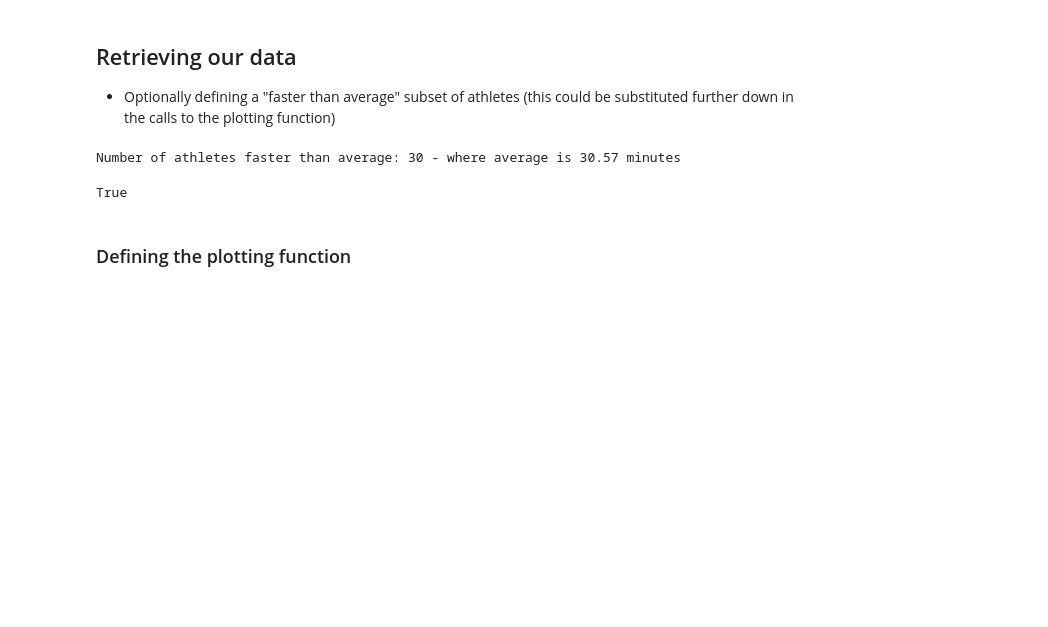
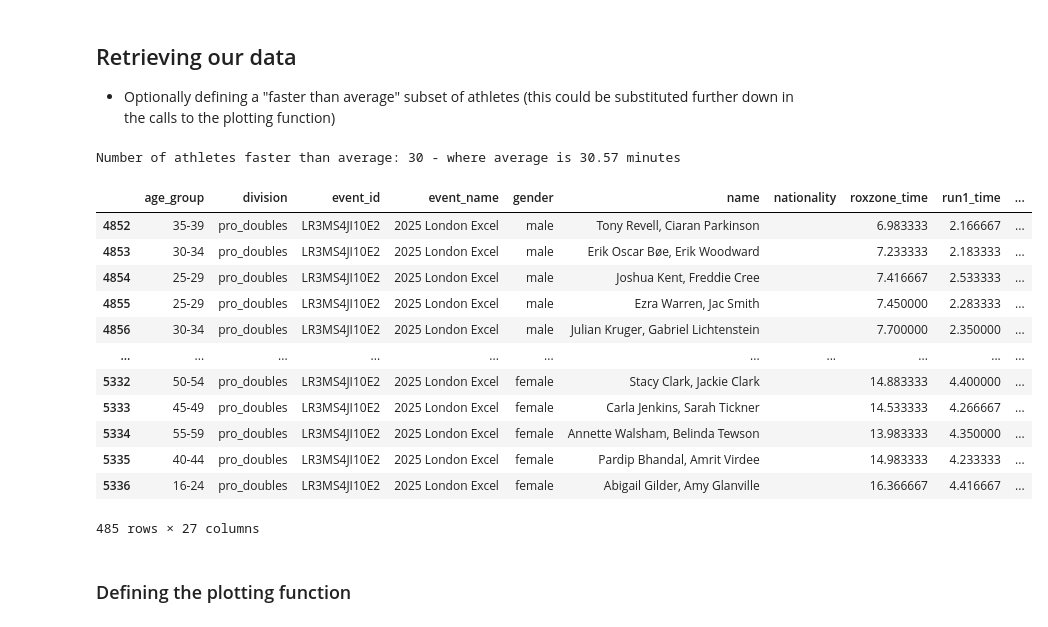
Before and after one commit to vmatei2/pyrox-client, a Jupyter notebook: example_notebooks/female_open_london2024_sub80.ipynb, the cells around one changed output. Saved outputs shown, nothing was run; the diff lists cells and outputs as text; code cells hidden in the pictures; blank space fills up the shorter version.

```diff
--- a/example_notebooks/female_open_london2024_sub80.ipynb
+++ b/example_notebooks/female_open_london2024_sub80.ipynb
@@ -32,9 +32,23 @@ Number of athletes faster than average: 30 - where average is 30.57 minutes
 # %%
 client.list_races(season=8)
 london_excel = client.get_race(season=8, location="london-excel")
 set(london_excel["division"])
+
+london_excel.loc[london_excel['division']== 'pro_doubles']
 # %% [output]
+|  | age_group | division | event_id | event_name | gender | name | nationality | roxzone_time | run1_time | ... |
+| 4852 | 35-39 | pro_doubles | LR3MS4JI10E2 | 2025 London Excel | male | Tony Revell, Ciaran Parkinson |  | 6.983333 | 2.166667 | ... |
+| 4853 | 30-34 | pro_doubles | LR3MS4JI10E2 | 2025 London Excel | male | Erik Oscar Bøe, Erik Woodward |  | 7.233333 | 2.183333 | ... |
+| 4854 | 25-29 | pro_doubles | LR3MS4JI10E2 | 2025 London Excel | male | Joshua Kent, Freddie Cree |  | 7.416667 | 2.533333 | ... |
+| 4855 | 25-29 | pro_doubles | LR3MS4JI10E2 | 2025 London Excel | male | Ezra Warren, Jac Smith |  | 7.450000 | 2.283333 | ... |
+| 4856 | 30-34 | pro_doubles | LR3MS4JI10E2 | 2025 London Excel | male | Julian Kruger, Gabriel Lichtenstein |  | 7.700000 | 2.350000 | ... |
+| ... | ... | ... | ... | ... | ... | ... | ... | ... | ... | ... |
+| 5332 | 50-54 | pro_doubles | LR3MS4JI10E2 | 2025 London Excel | female | Stacy Clark, Jackie Clark |  | 14.883333 | 4.400000 | ... |
+| 5333 | 45-49 | pro_doubles | LR3MS4JI10E2 | 2025 London Excel | female | Carla Jenkins, Sarah Tickner |  | 14.533333 | 4.266667 | ... |
+| 5334 | 55-59 | pro_doubles | LR3MS4JI10E2 | 2025 London Excel | female | Annette Walsham, Belinda Tewson |  | 13.983333 | 4.350000 | ... |
+| 5335 | 40-44 | pro_doubles | LR3MS4JI10E2 | 2025 London Excel | female | Pardip Bhandal, Amrit Virdee |  | 14.983333 | 4.233333 | ... |
+| 5336 | 16-24 | pro_doubles | LR3MS4JI10E2 | 2025 London Excel | female | Abigail Gilder, Amy Glanville |  | 16.366667 | 4.416667 | ... |
-True
+485 rows × 27 columns
 # %% [markdown]
 ### Defining the plotting function
 # %%
```
